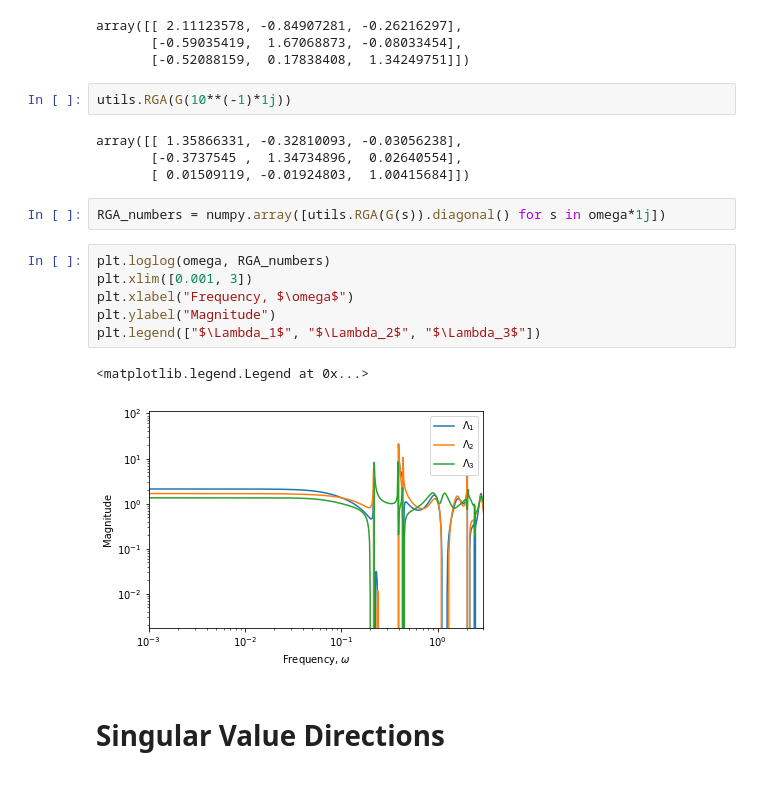
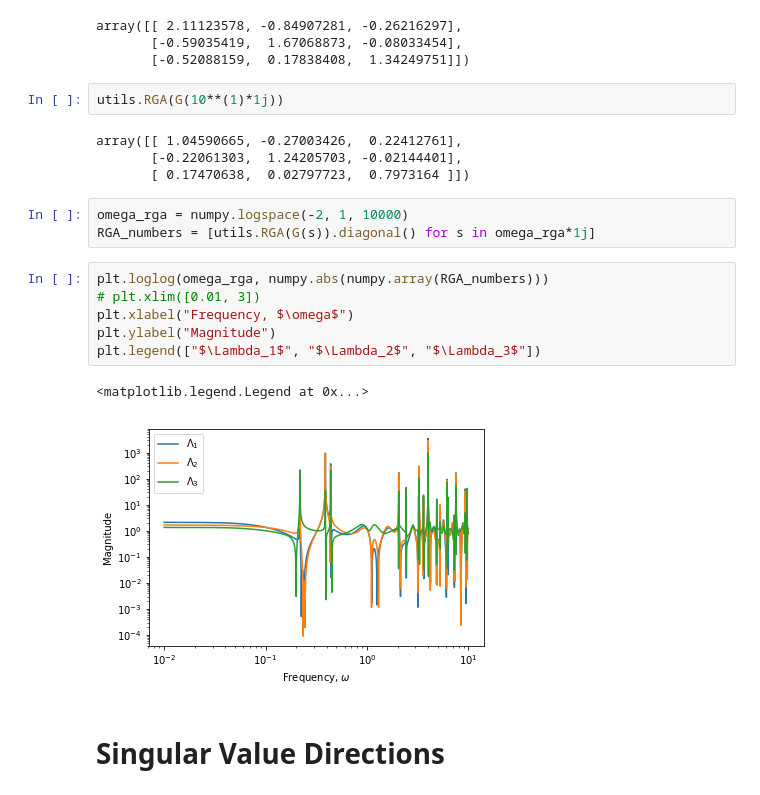
Before and after one commit to WillemASmit/CBT700---Project, a Jupyter notebook: Process Model Description and Information/Frequency_Response_Analysis.ipynb, the cells around one changed output. Drawn from its saved outputs; the diff is of its cells as text.

```diff
--- a/Process Model Description and Information/Frequency_Response_Analysis.ipynb
+++ b/Process Model Description and Information/Frequency_Response_Analysis.ipynb
@@ -155,22 +155,23 @@ array([[ 2.11123578, -0.84907281, -0.26216297],
        [-0.59035419,  1.67068873, -0.08033454],
        [-0.52088159,  0.17838408,  1.34249751]])
 # %%
-utils.RGA(G(10**(-1)*1j))
+utils.RGA(G(10**(1)*1j))
 # %% [output]
-array([[ 1.35866331, -0.32810093, -0.03056238],
-       [-0.3737545 ,  1.34734896,  0.02640554],
-       [ 0.01509119, -0.01924803,  1.00415684]])
+array([[ 1.04590665, -0.27003426,  0.22412761],
+       [-0.22061303,  1.24205703, -0.02144401],
+       [ 0.17470638,  0.02797723,  0.7973164 ]])
 # %%
-RGA_numbers = numpy.array([utils.RGA(G(s)).diagonal() for s in omega*1j])
+omega_rga = numpy.logspace(-2, 1, 10000)
+RGA_numbers = [utils.RGA(G(s)).diagonal() for s in omega_rga*1j]
 # %%
-plt.loglog(omega, RGA_numbers)
-plt.xlim([0.001, 3])
+plt.loglog(omega_rga, numpy.abs(numpy.array(RGA_numbers)))
+# plt.xlim([0.01, 3])
 plt.xlabel("Frequency, $\omega$")
 plt.ylabel("Magnitude")
 plt.legend(["$\Lambda_1$", "$\Lambda_2$", "$\Lambda_3$"])
 # %% [output]
 <matplotlib.legend.Legend at 0x...>
-[figure, old version]
+[figure, new version]
 # %% [markdown]
 # Singular Value Directions
 # %%
```
Also changed, not shown: 26 other files.
